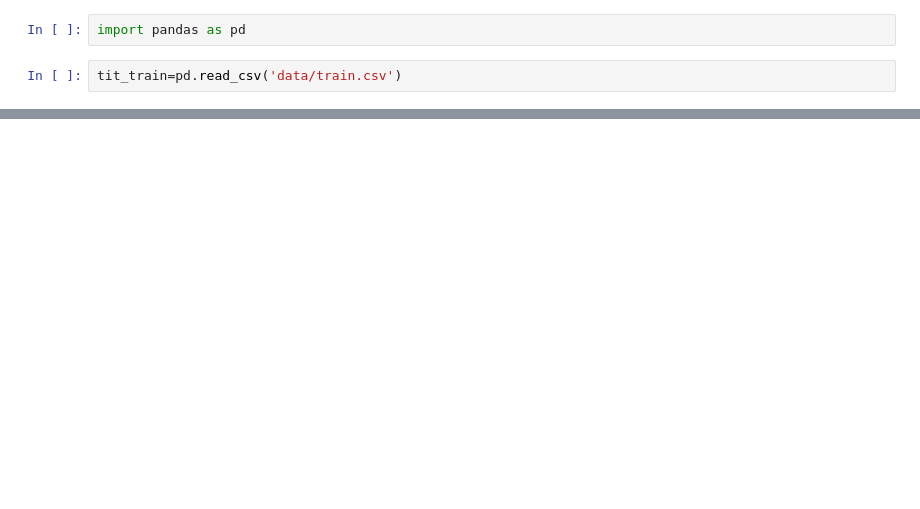
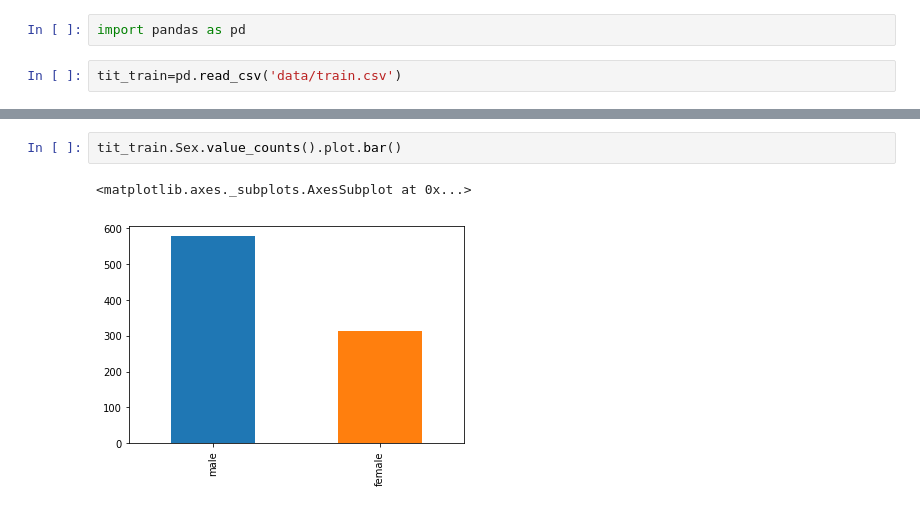
Before and after one commit to innovator-arjun/Titanic-Survival-Prediction, a Jupyter notebook: Titanic-Survival Prediction.ipynb, the cells around one changed output, grey strips where cells are left out. Cells and saved outputs as stored; diff of their text form; blank space fills up the shorter version.

```diff
--- a/Titanic-Survival Prediction.ipynb
+++ b/Titanic-Survival Prediction.ipynb
@@ -13,0 +32,5 @@ tit_train.head()
+# %%
+tit_train.Sex.value_counts().plot.bar()
+# %% [output]
+<matplotlib.axes._subplots.AxesSubplot at 0x...>
+[figure, added]
```
Also changed, not shown: parts of 8 cells of this notebook.
